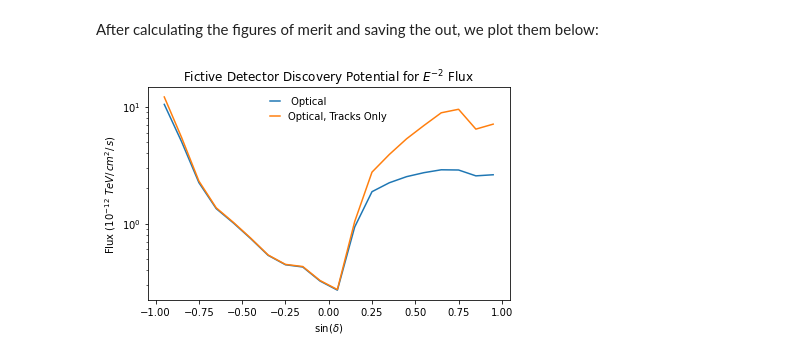
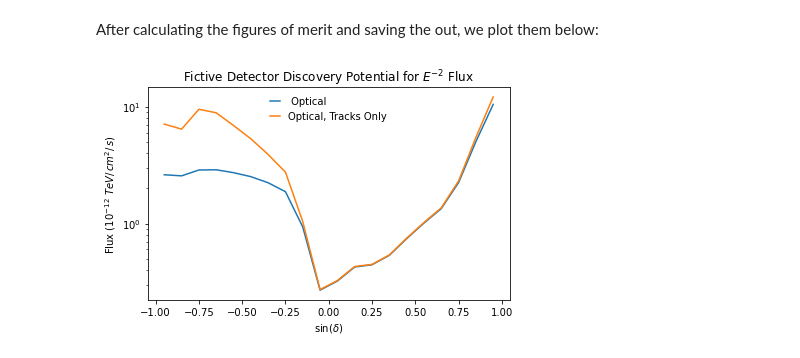
Before and after one commit to icecube/toise, a Jupyter notebook: notebooks/tutorials/002-Transient_Population_Sensitivity.ipynb, the cells around one changed output. Saved outputs shown, nothing was run; the diff lists cells and outputs as text; code cells hidden in the pictures.

```diff
--- a/notebooks/tutorials/002-Transient_Population_Sensitivity.ipynb
+++ b/notebooks/tutorials/002-Transient_Population_Sensitivity.ipynb
@@ -175,18 +176,18 @@ After calculating the figures of merit and saving the out, we plot them below:
 # %%
 midpoints=(factory.default_cos_theta_bins[:-1]+factory.default_cos_theta_bins[1:])/2
 
-sinDecMidpoints=np.sin(np.pi/2-np.arccos(midpoints))
+sinDecMidpoints=np.sin(np.arccos(midpoints)-np.pi/2)
 
 fig = plt.figure(figsize=(6, 4))
 ax = fig.subplots()
-ax.plot(midpoints,outdat1[:-1,0],label=" Optical")
-ax.plot(midpoints,outdat2[:-1,0],label="Optical, Tracks Only")
+ax.plot(sinDecMidpoints,outdat1[:-1,0],label=" Optical")
+ax.plot(sinDecMidpoints,outdat2[:-1,0],label="Optical, Tracks Only")
 ax.set_yscale("log")
 ax.legend(loc="upper center")
 ax.set_xlabel(r"sin($\delta$)")
 ax.set_ylabel(r"Flux ($10^{-12}\,\, TeV/\,cm^2/\,s}$)")
 ax.set_title(r'Fictive Detector Discovery Potential for $E^{-2}$ Flux')
 plt.tight_layout()
 fig.savefig('ps_disco.pdf')
 # %% [output]
-[figure, old version]
+[figure, new version]
```
Also changed, not shown: parts of 2 cells of this notebook.
